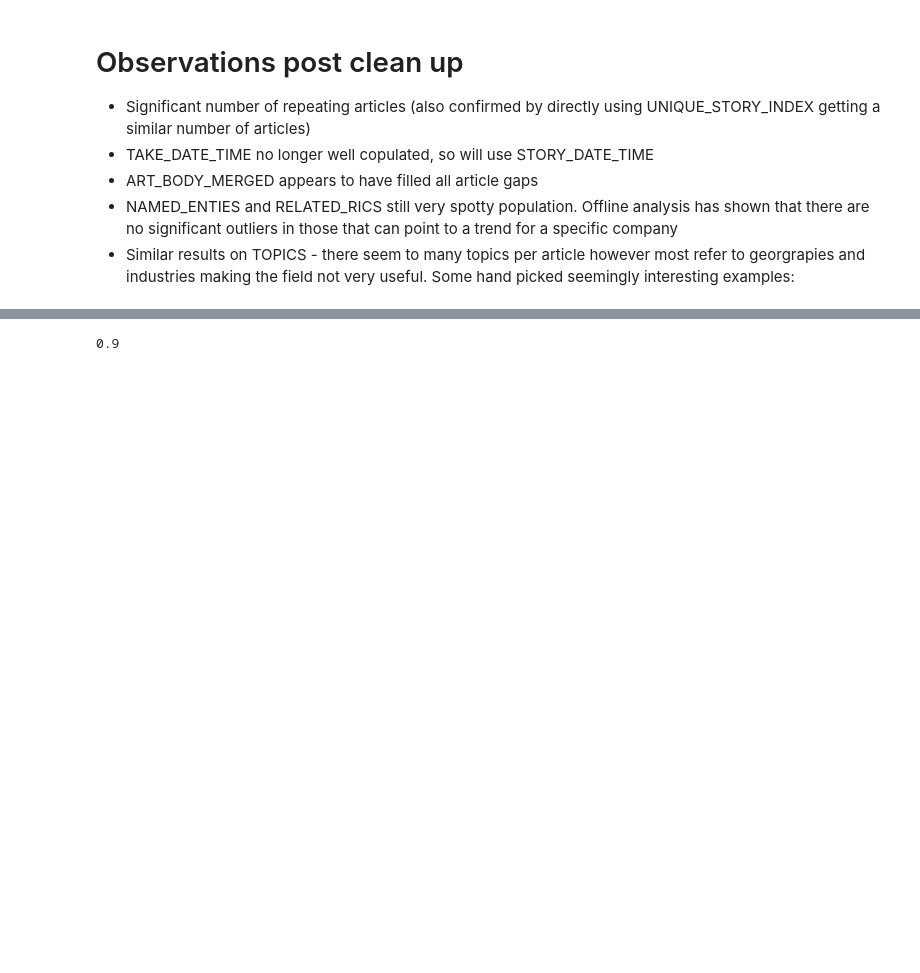
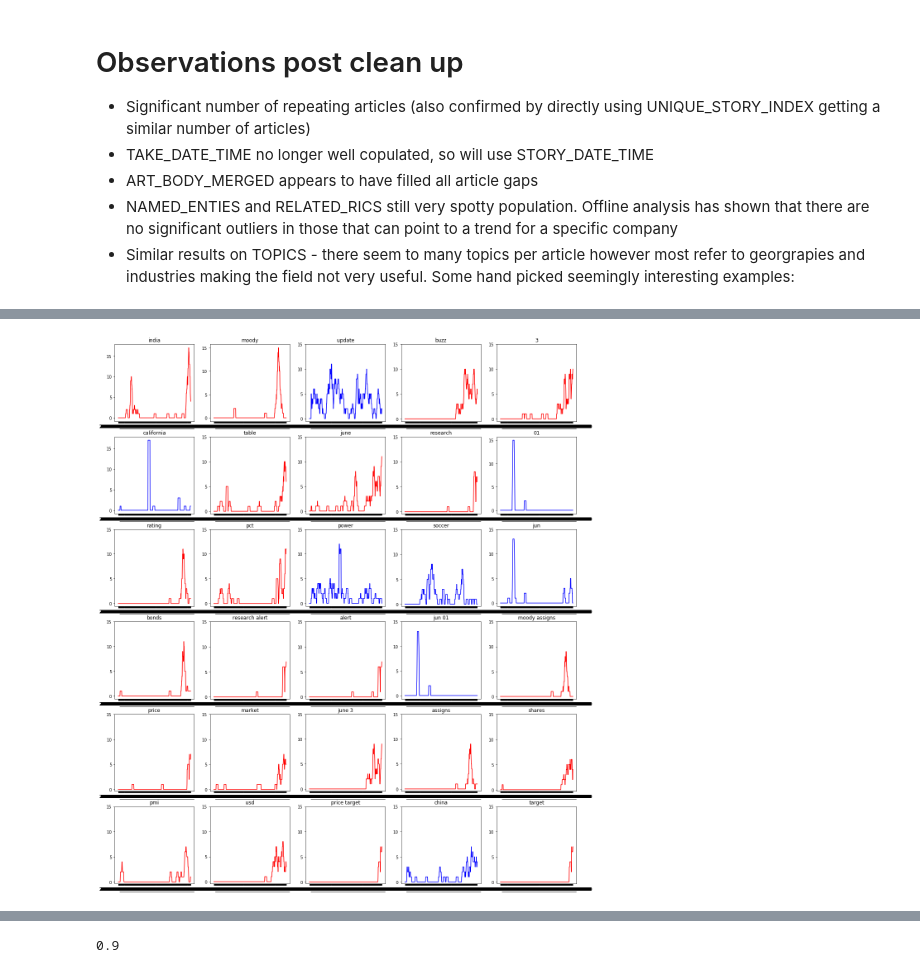
Before and after one commit to md-nlp-experiments/trending_topics, a Jupyter notebook: SUBMISSION Finding Trending Words in News.ipynb, the cells around one changed output, grey strips where cells are left out. Cells and saved outputs as stored; diff of their text form; code cells hidden in the pictures; blank space fills up the shorter version.

```diff
--- a/SUBMISSION Finding Trending Words in News.ipynb
+++ b/SUBMISSION Finding Trending Words in News.ipynb
@@ -172,0 +205,9 @@ pp.summary_stats(df_unq_en, max_smpl=2)
+# %%
+# Load data from file and generate lists of
+top30_spk=pd.read_csv('./ground_truth/Spike30_wrds.csv', index_col=0)
+all_titles=list(top30_spk.Topic)
+trending_titles=list(top30_spk[top30_spk.Label==1].Topic)
+# %%
+pp.make_plt(df_agg.rolling(12).sum().fillna(0),all_titles,trending_titles)
+# %% [output]
+[figure, added]
```
Also changed, not shown: parts of 36 cells of this notebook, 7 other files.
